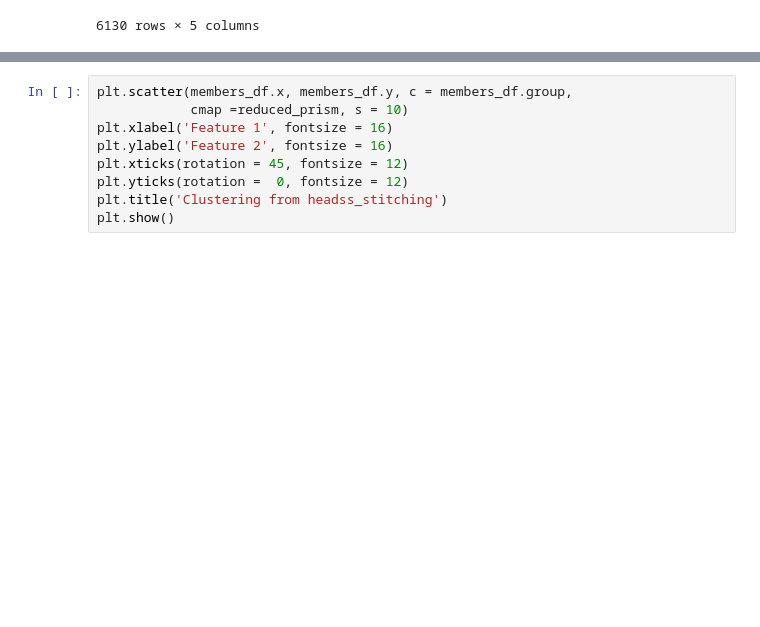
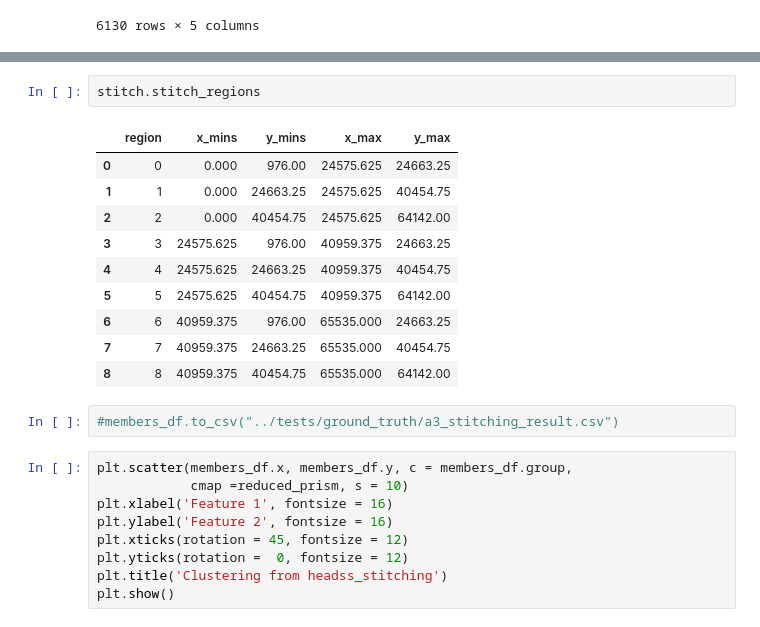
Before and after one commit to simonharnqvist/HEADSS2, a Jupyter notebook: code/train.ipynb, the cells around one changed output, grey strips where cells are left out. Cells and saved outputs as stored; diff of their text form; blank space fills up the shorter version.

```diff
--- a/code/train.ipynb
+++ b/code/train.ipynb
@@ -474,3 +493,18 @@ members_df
+# %%
+stitch.stitch_regions
+# %% [output]
+|  | region | x_mins | y_mins | x_max | y_max |
+| 0 | 0 | 0.000 | 976.00 | 24575.625 | 24663.25 |
+| 1 | 1 | 0.000 | 24663.25 | 24575.625 | 40454.75 |
+| 2 | 2 | 0.000 | 40454.75 | 24575.625 | 64142.00 |
+| 3 | 3 | 24575.625 | 976.00 | 40959.375 | 24663.25 |
+| 4 | 4 | 24575.625 | 24663.25 | 40959.375 | 40454.75 |
+| 5 | 5 | 24575.625 | 40454.75 | 40959.375 | 64142.00 |
+| 6 | 6 | 40959.375 | 976.00 | 65535.000 | 24663.25 |
+| 7 | 7 | 40959.375 | 24663.25 | 65535.000 | 40454.75 |
+| 8 | 8 | 40959.375 | 40454.75 | 65535.000 | 64142.00 |
+# %%
+#members_df.to_csv("../tests/ground_truth/a3_stitching_result.csv")
 # %%
 plt.scatter(members_df.x, members_df.y, c = members_df.group,
             cmap =reduced_prism, s = 10)
```
Also changed, not shown: parts of 5 cells of this notebook, 7 other files.
